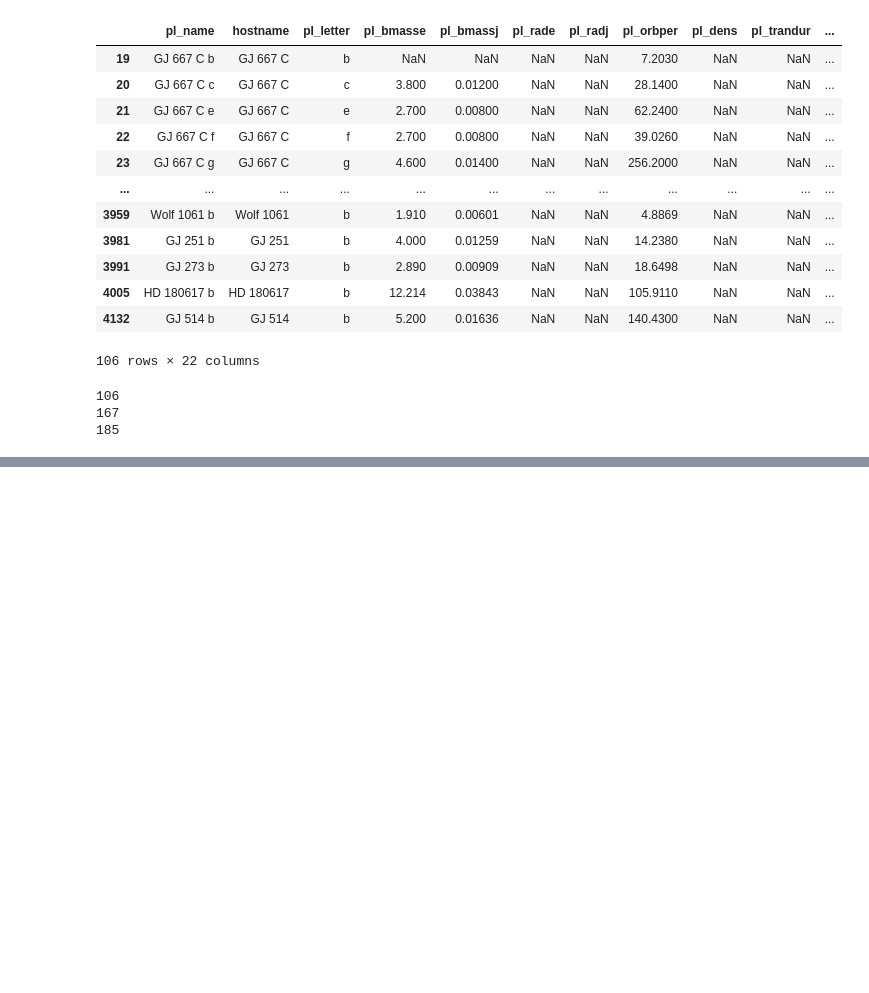
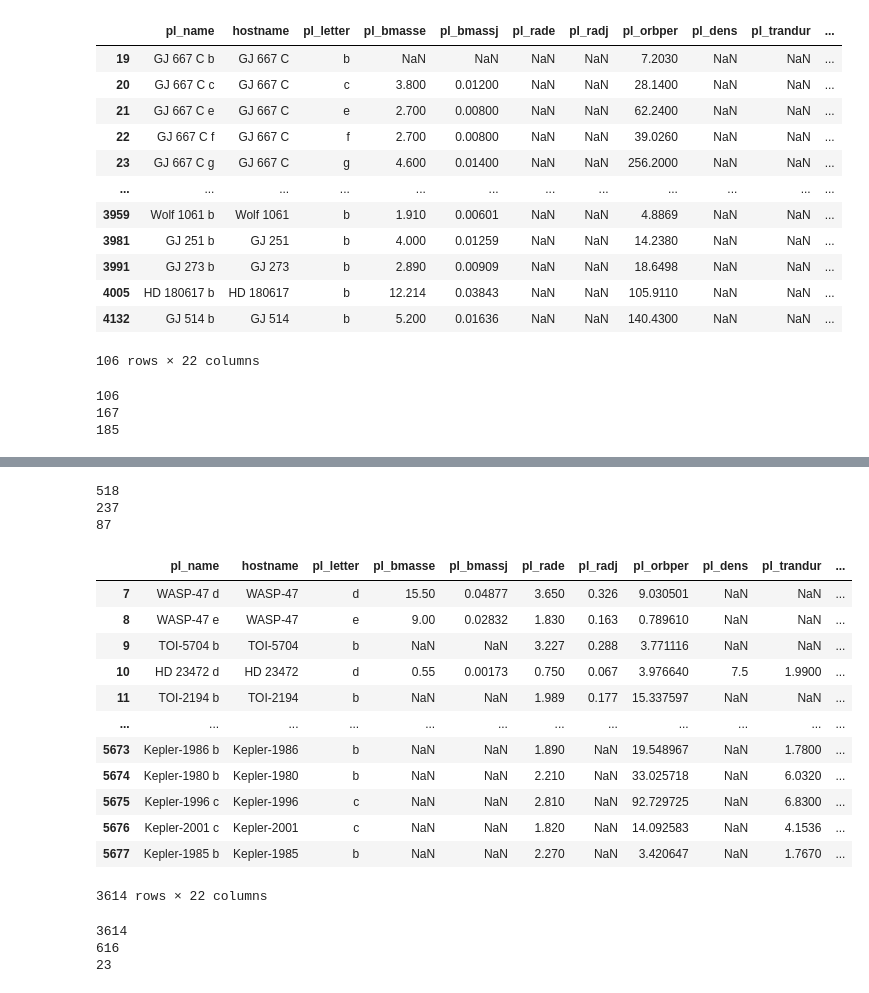
Before and after one commit to miraceti/Webscrapt, a Jupyter notebook: exoplanets/exo2/exo6/exo7_001.ipynb, the cells around one changed output, grey strips where cells are left out. Cells and saved outputs as stored; diff of their text form; code cells hidden in the pictures; blank space fills up the shorter version.

```diff
--- a/exoplanets/exo2/exo6/exo7_001.ipynb
+++ b/exoplanets/exo2/exo6/exo7_001.ipynb
@@ -98,0 +117,12 @@ print(nb_df_exo7_sy_dist_inf_30)
+# %%
+nb_df_exo7_pl_masse_inf_10=df_exo7[df_exo7['pl_bmasse'] < 10.00]['pl_name'].count()
+nb_df_exo7_pl_masse_inf_20=df_exo7[(df_exo7['pl_bmasse'] >= 10.00)&(df_exo7['pl_bmasse'] < 20.00)]['pl_name'].count()
+nb_df_exo7_pl_masse_inf_30=df_exo7[(df_exo7['pl_bmasse'] >= 20.00)&(df_exo7['pl_bmasse'] < 30.00)]['pl_name'].count()
+
+print(nb_df_exo7_pl_masse_inf_10)
+print(nb_df_exo7_pl_masse_inf_20)
+print(nb_df_exo7_pl_masse_inf_30)
+# %% [output]
+518
+237
+87
@@ -98,0 +131,28 @@ print(nb_df_exo7_sy_dist_inf_30)
+# %%
+df_exo7[df_exo7['pl_rade'] < 10.00]
+# %% [output]
+|  | pl_name | hostname | pl_letter | pl_bmasse | pl_bmassj | pl_rade | pl_radj | pl_orbper | pl_dens | pl_trandur | ... |
+| 7 | WASP-47 d | WASP-47 | d | 15.50 | 0.04877 | 3.650 | 0.326 | 9.030501 | NaN | NaN | ... |
+| 8 | WASP-47 e | WASP-47 | e | 9.00 | 0.02832 | 1.830 | 0.163 | 0.789610 | NaN | NaN | ... |
+| 9 | TOI-5704 b | TOI-5704 | b | NaN | NaN | 3.227 | 0.288 | 3.771116 | NaN | NaN | ... |
+| 10 | HD 23472 d | HD 23472 | d | 0.55 | 0.00173 | 0.750 | 0.067 | 3.976640 | 7.5 | 1.9900 | ... |
+| 11 | TOI-2194 b | TOI-2194 | b | NaN | NaN | 1.989 | 0.177 | 15.337597 | NaN | NaN | ... |
+| ... | ... | ... | ... | ... | ... | ... | ... | ... | ... | ... | ... |
+| 5673 | Kepler-1986 b | Kepler-1986 | b | NaN | NaN | 1.890 | NaN | 19.548967 | NaN | 1.7800 | ... |
+| 5674 | Kepler-1980 b | Kepler-1980 | b | NaN | NaN | 2.210 | NaN | 33.025718 | NaN | 6.0320 | ... |
+| 5675 | Kepler-1996 c | Kepler-1996 | c | NaN | NaN | 2.810 | NaN | 92.729725 | NaN | 6.8300 | ... |
+| 5676 | Kepler-2001 c | Kepler-2001 | c | NaN | NaN | 1.820 | NaN | 14.092583 | NaN | 4.1536 | ... |
+| 5677 | Kepler-1985 b | Kepler-1985 | b | NaN | NaN | 2.270 | NaN | 3.420647 | NaN | 1.7670 | ... |
+3614 rows × 22 columns
+# %%
+nb_df_exo7_pl_rade_inf_10=df_exo7[df_exo7['pl_rade'] < 10.00]['pl_name'].count()
+nb_df_exo7_pl_rade_inf_20=df_exo7[(df_exo7['pl_rade'] >= 10.00)&(df_exo7['pl_rade'] < 20.00)]['pl_name'].count()
+nb_df_exo7_pl_rade_inf_30=df_exo7[(df_exo7['pl_rade'] >= 20.00)&(df_exo7['pl_rade'] < 30.00)]['pl_name'].count()
+
+print(nb_df_exo7_pl_rade_inf_10)
+print(nb_df_exo7_pl_rade_inf_20)
+print(nb_df_exo7_pl_rade_inf_30)
+# %% [output]
+3614
+616
+23
```
Also changed, not shown: parts of 5 cells of this notebook.
